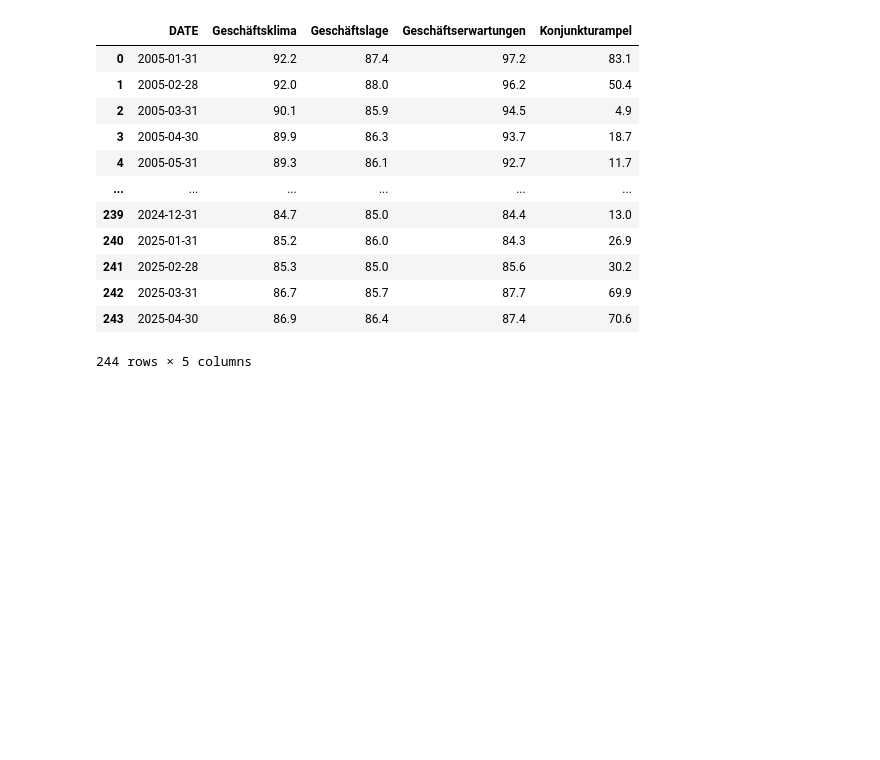
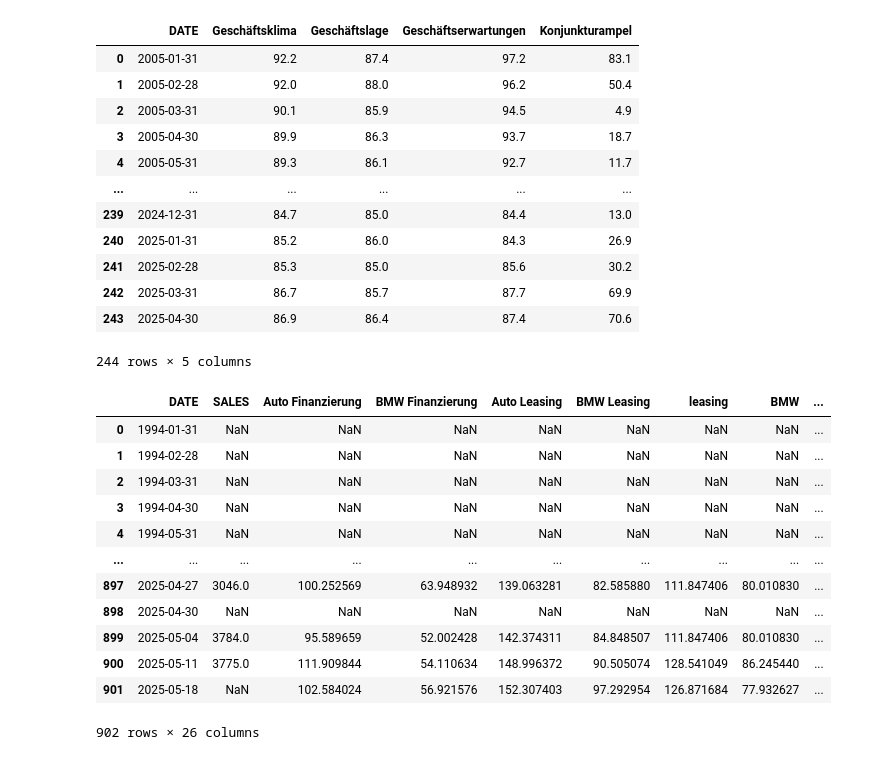
Before and after one commit to Philipp-Manhart/PA-II, a Jupyter notebook: code.ipynb, the cells around one changed output. Saved outputs shown, nothing was run; the diff lists cells and outputs as text; code cells hidden in the pictures; blank space fills up the shorter version.

```diff
--- a/code.ipynb
+++ b/code.ipynb
@@ -193,4 +236,48 @@ geschaeftsklima
 | 243 | 2025-04-30 | 86.9 | 86.4 | 87.4 | 70.6 |
 244 rows × 5 columns
 # %%
-# bmw absatzzahlen
+# bmw sales
+bmw_sales = pd.read_csv("./original_data/bmw_sales.csv", sep=";", decimal=",")
+# %%
+# Merge all dataframes on DATE
+from functools import reduce
+dataframes = [
+    bmw_sales,
+    gt_auto_finanzierung,
+    gt_bmw_finanzierung,
+    gt_auto_leasing,
+    gt_bmw_leasing,
+    gt_leasing,
+    gt_bmw,
+    apgi,
+    gebrauchtwagenpreisindex,
+    euribor_3m,
+    euribor_6m,
+    euribor_12m,
+    arbeitslosenquote,
+    beschaeftigungsbarometer,
+    geschaeftsklima,
+]
+
+# Ensure all DATE columns are in datetime format
+for df_item in dataframes:
+    if "DATE" in df_item.columns:
+        df_item["DATE"] = pd.to_datetime(df_item["DATE"])
+
+merged = reduce(lambda left, right: pd.merge(left, right, on="DATE", how="outer"), dataframes)
+merged.to_csv("data.csv", index=False)
+merged
+# %% [output]
+|  | DATE | SALES | Auto Finanzierung | BMW Finanzierung | Auto Leasing | BMW Leasing | leasing | BMW | ... |
+| 0 | 1994-01-31 | NaN | NaN | NaN | NaN | NaN | NaN | NaN | ... |
+| 1 | 1994-02-28 | NaN | NaN | NaN | NaN | NaN | NaN | NaN | ... |
+| 2 | 1994-03-31 | NaN | NaN | NaN | NaN | NaN | NaN | NaN | ... |
+| 3 | 1994-04-30 | NaN | NaN | NaN | NaN | NaN | NaN | NaN | ... |
+| 4 | 1994-05-31 | NaN | NaN | NaN | NaN | NaN | NaN | NaN | ... |
+| ... | ... | ... | ... | ... | ... | ... | ... | ... | ... |
+| 897 | 2025-04-27 | 3046.0 | 100.252569 | 63.948932 | 139.063281 | 82.585880 | 111.847406 | 80.010830 | ... |
+| 898 | 2025-04-30 | NaN | NaN | NaN | NaN | NaN | NaN | NaN | ... |
+| 899 | 2025-05-04 | 3784.0 | 95.589659 | 52.002428 | 142.374311 | 84.848507 | 111.847406 | 80.010830 | ... |
+| 900 | 2025-05-11 | 3775.0 | 111.909844 | 54.110634 | 148.996372 | 90.505074 | 128.541049 | 86.245440 | ... |
+| 901 | 2025-05-18 | NaN | 102.584024 | 56.921576 | 152.307403 | 97.292954 | 126.871684 | 77.932627 | ... |
+902 rows × 26 columns
```
Also changed, not shown: parts of 5 cells of this notebook, 1 other file.
